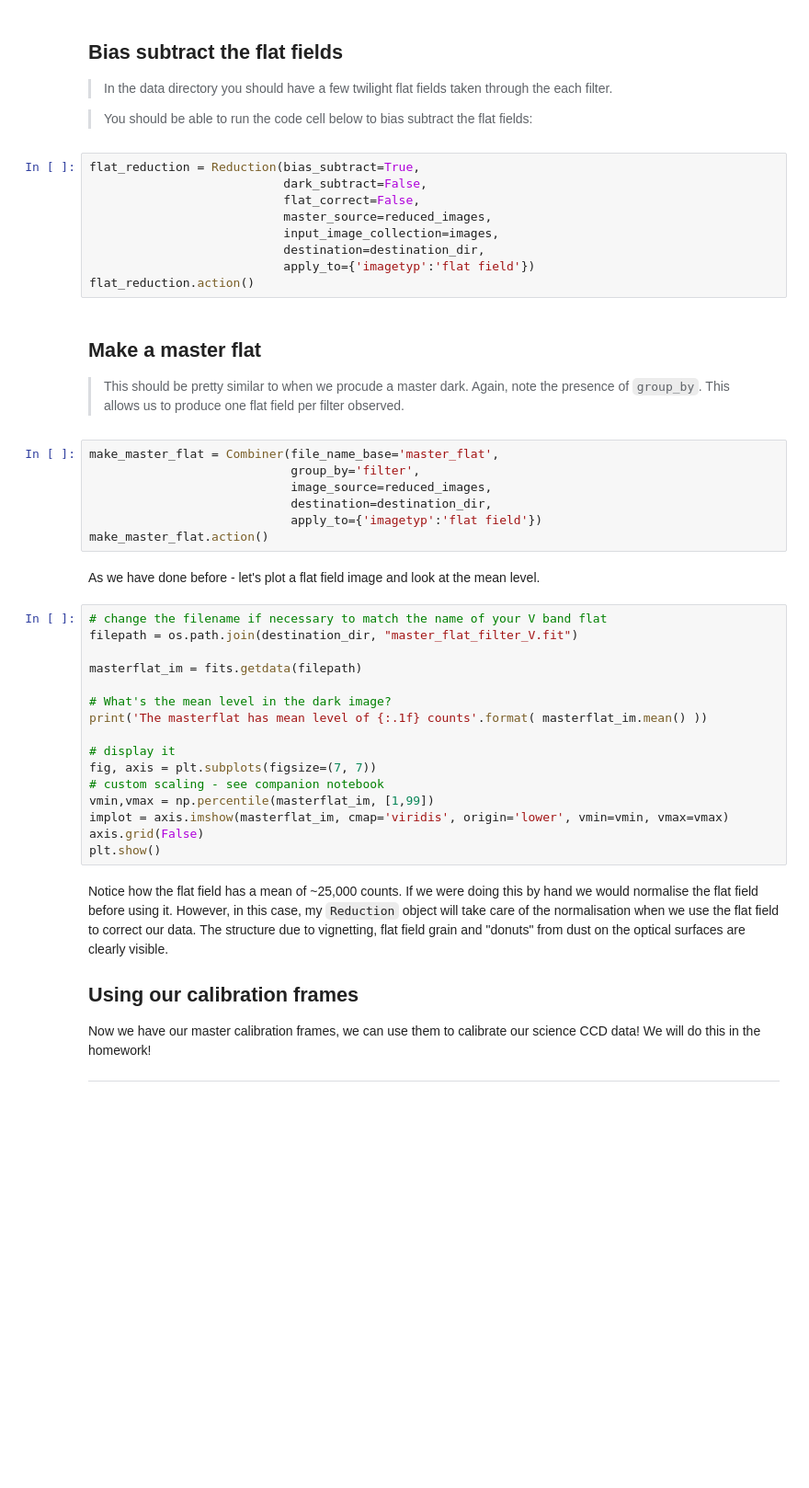
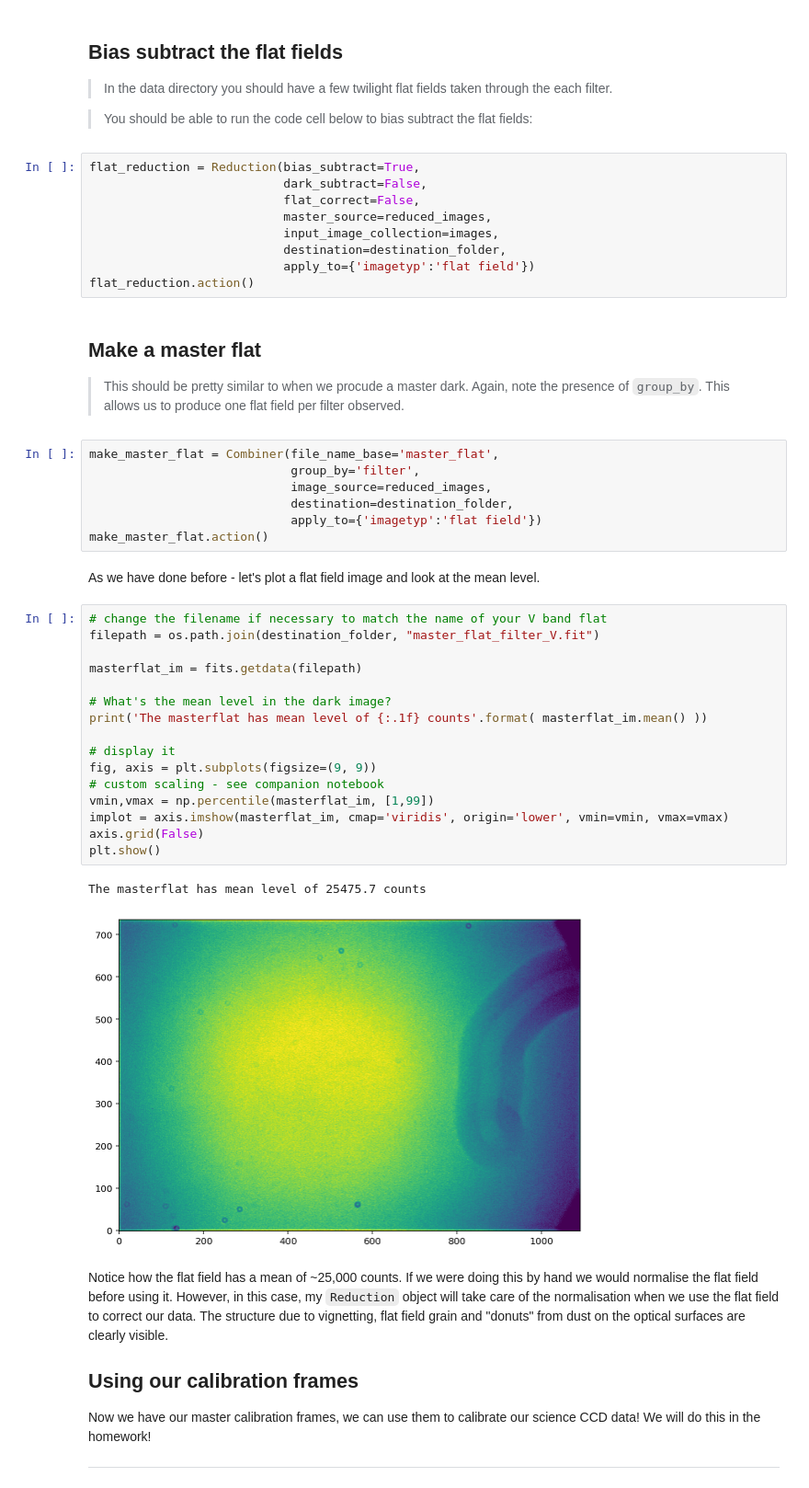
Before and after one commit to StuartLittlefair/PHY241, a Jupyter notebook: assignments/Session5/05-CCD_Images.ipynb, the cells around one changed output. Shown at 92% size. Cells and saved outputs as stored; diff of their text form; blank space fills up the shorter version.

````diff
--- a/assignments/Session5/05-CCD_Images.ipynb
+++ b/assignments/Session5/05-CCD_Images.ipynb
@@ -401,7 +492,7 @@ flat_reduction = Reduction(bias_subtract=True,
                            flat_correct=False,
                            master_source=reduced_images,
                            input_image_collection=images,
-                           destination=destination_dir,
+                           destination=destination_folder,
                            apply_to={'imagetyp':'flat field'})
 flat_reduction.action()
 # %% [markdown]
@@ -416,27 +507,30 @@ flat_reduction.action()
 make_master_flat = Combiner(file_name_base='master_flat',
                             group_by='filter',
                             image_source=reduced_images,
-                            destination=destination_dir,
+                            destination=destination_folder,
                             apply_to={'imagetyp':'flat field'})
 make_master_flat.action()
 # %% [markdown]
 As we have done before - let's plot a flat field image and look at the mean level.
 # %%
 # change the filename if necessary to match the name of your V band flat
-filepath = os.path.join(destination_dir, "master_flat_filter_V.fit")
+filepath = os.path.join(destination_folder, "master_flat_filter_V.fit")
 
 masterflat_im = fits.getdata(filepath)
 
 # What's the mean level in the dark image?
 print('The masterflat has mean level of {:.1f} counts'.format( masterflat_im.mean() ))
 
 # display it
-fig, axis = plt.subplots(figsize=(7, 7))
+fig, axis = plt.subplots(figsize=(9, 9))
 # custom scaling - see companion notebook
 vmin,vmax = np.percentile(masterflat_im, [1,99])
 implot = axis.imshow(masterflat_im, cmap='viridis', origin='lower', vmin=vmin, vmax=vmax)
 axis.grid(False)
 plt.show()
+# %% [output]
+The masterflat has mean level of 25475.7 counts
+[figure, added]
 # %% [markdown]
 Notice how the flat field has a mean of ~25,000 counts. If we were doing this by hand we would normalise the flat field before using it. However, in this case, my ```Reduction``` object will take care of the normalisation when we use the flat field to correct our data. The structure due to vignetting, flat field grain and "donuts" from dust on the optical surfaces are clearly visible.
 
````
Also changed, not shown: parts of 36 cells of this notebook, 12 other files.
